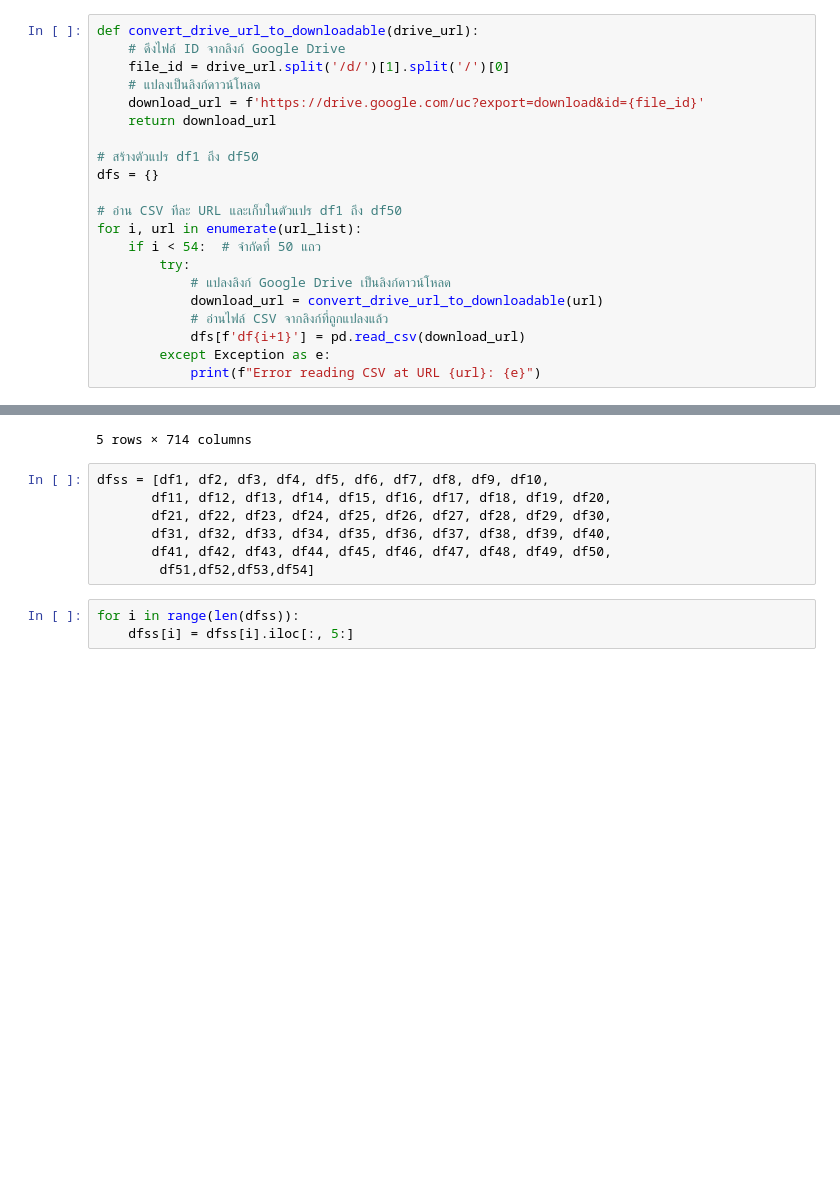
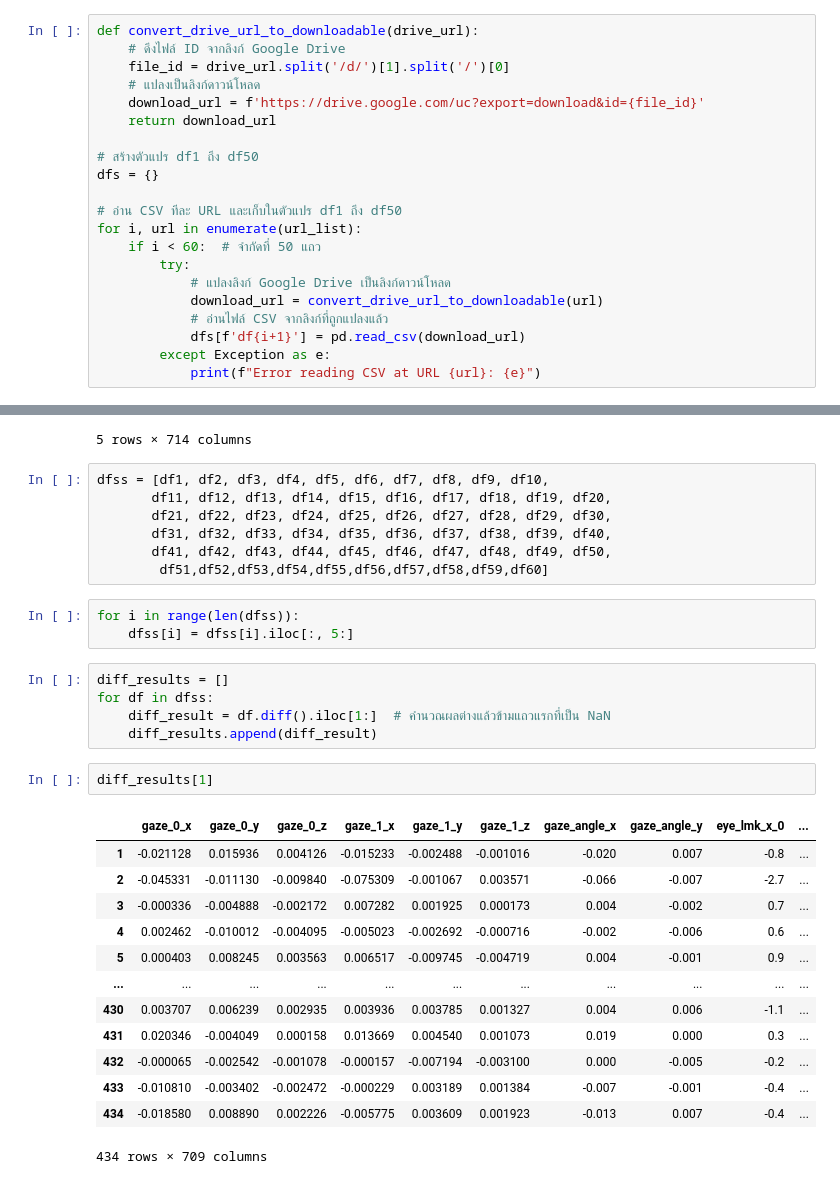
Before and after one commit to sitthatkaja/ThesisM.Sc., a Jupyter notebook: New_method_Diff_V1.ipynb, the cells around one changed output, grey strips where cells are left out. Drawn from its saved outputs; the diff is of its cells as text; blank space fills up the shorter version.

```diff
--- a/New_method_Diff_V1.ipynb
+++ b/New_method_Diff_V1.ipynb
@@ -106,7 +106,7 @@ dfs = {}
 
 # อ่าน CSV ทีละ URL และเก็บในตัวแปร df1 ถึง df50
 for i, url in enumerate(url_list):
-    if i < 54:  # จำกัดที่ 50 แถว
+    if i < 60:  # จำกัดที่ 50 แถว
         try:
             # แปลงลิงก์ Google Drive เป็นลิงก์ดาวน์โหลด
             download_url = convert_drive_url_to_downloadable(url)
@@ -153,7 +153,28 @@ dfss = [df1, df2, df3, df4, df5, df6, df7, df8, df9, df10,
        df21, df22, df23, df24, df25, df26, df27, df28, df29, df30,
        df31, df32, df33, df34, df35, df36, df37, df38, df39, df40,
        df41, df42, df43, df44, df45, df46, df47, df48, df49, df50,
-        df51,df52,df53,df54]
+        df51,df52,df53,df54,df55,df56,df57,df58,df59,df60]
 # %%
 for i in range(len(dfss)):
     dfss[i] = dfss[i].iloc[:, 5:]
+# %%
+diff_results = []
+for df in dfss:
+    diff_result = df.diff().iloc[1:]  # คำนวณผลต่างแล้วข้ามแถวแรกที่เป็น NaN
+    diff_results.append(diff_result)
+# %%
+diff_results[1]
+# %% [output]
+|  | gaze_0_x | gaze_0_y | gaze_0_z | gaze_1_x | gaze_1_y | gaze_1_z | gaze_angle_x | gaze_angle_y | eye_lmk_x_0 | ... |
+| 1 | -0.021128 | 0.015936 | 0.004126 | -0.015233 | -0.002488 | -0.001016 | -0.020 | 0.007 | -0.8 | ... |
+| 2 | -0.045331 | -0.011130 | -0.009840 | -0.075309 | -0.001067 | 0.003571 | -0.066 | -0.007 | -2.7 | ... |
+| 3 | -0.000336 | -0.004888 | -0.002172 | 0.007282 | 0.001925 | 0.000173 | 0.004 | -0.002 | 0.7 | ... |
+| 4 | 0.002462 | -0.010012 | -0.004095 | -0.005023 | -0.002692 | -0.000716 | -0.002 | -0.006 | 0.6 | ... |
+| 5 | 0.000403 | 0.008245 | 0.003563 | 0.006517 | -0.009745 | -0.004719 | 0.004 | -0.001 | 0.9 | ... |
+| ... | ... | ... | ... | ... | ... | ... | ... | ... | ... | ... |
+| 430 | 0.003707 | 0.006239 | 0.002935 | 0.003936 | 0.003785 | 0.001327 | 0.004 | 0.006 | -1.1 | ... |
+| 431 | 0.020346 | -0.004049 | 0.000158 | 0.013669 | 0.004540 | 0.001073 | 0.019 | 0.000 | 0.3 | ... |
+| 432 | -0.000065 | -0.002542 | -0.001078 | -0.000157 | -0.007194 | -0.003100 | 0.000 | -0.005 | -0.2 | ... |
+| 433 | -0.010810 | -0.003402 | -0.002472 | -0.000229 | 0.003189 | 0.001384 | -0.007 | -0.001 | -0.4 | ... |
+| 434 | -0.018580 | 0.008890 | 0.002226 | -0.005775 | 0.003609 | 0.001923 | -0.013 | 0.007 | -0.4 | ... |
+434 rows × 709 columns
```
Also changed, not shown: parts of 41 cells of this notebook.
